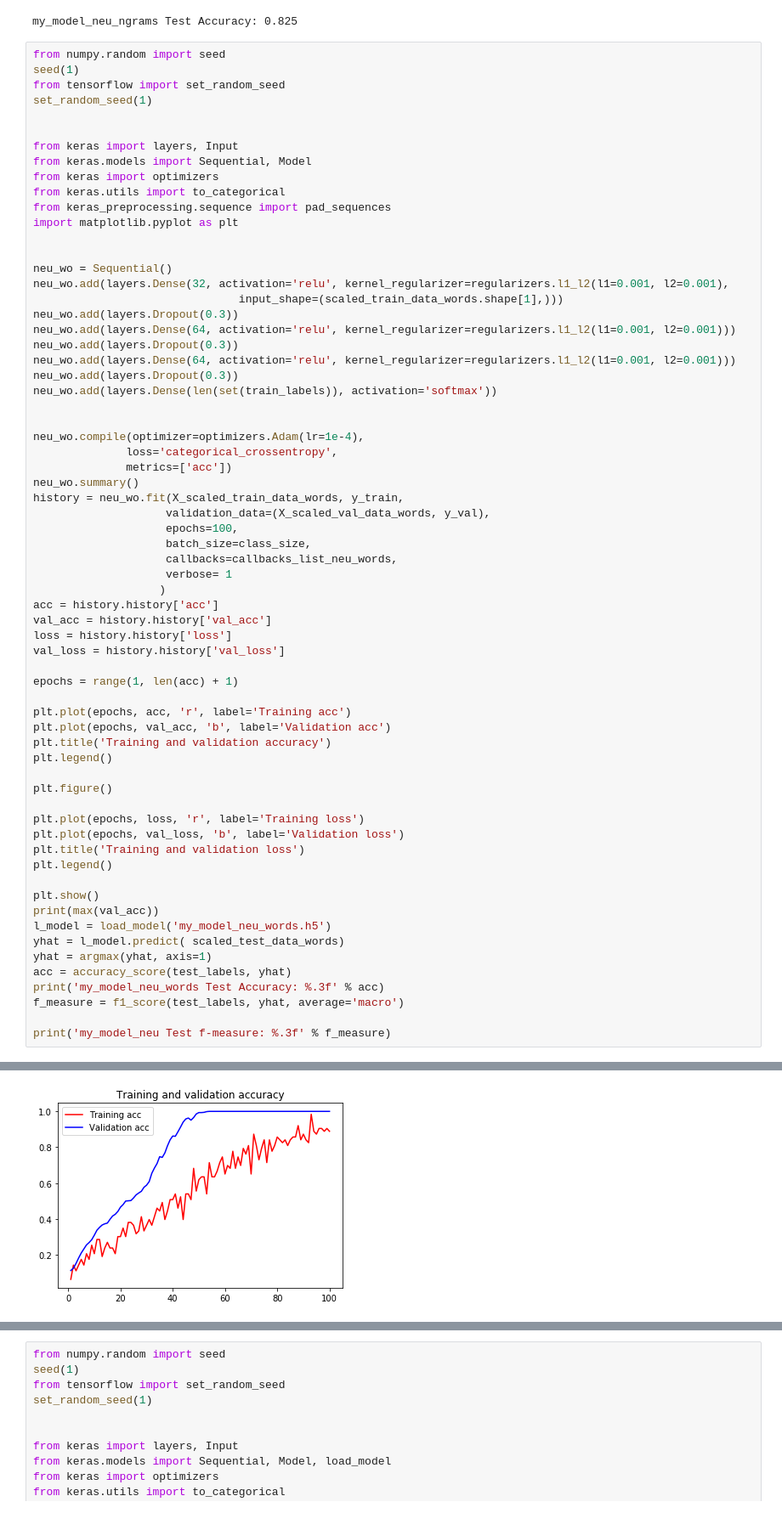
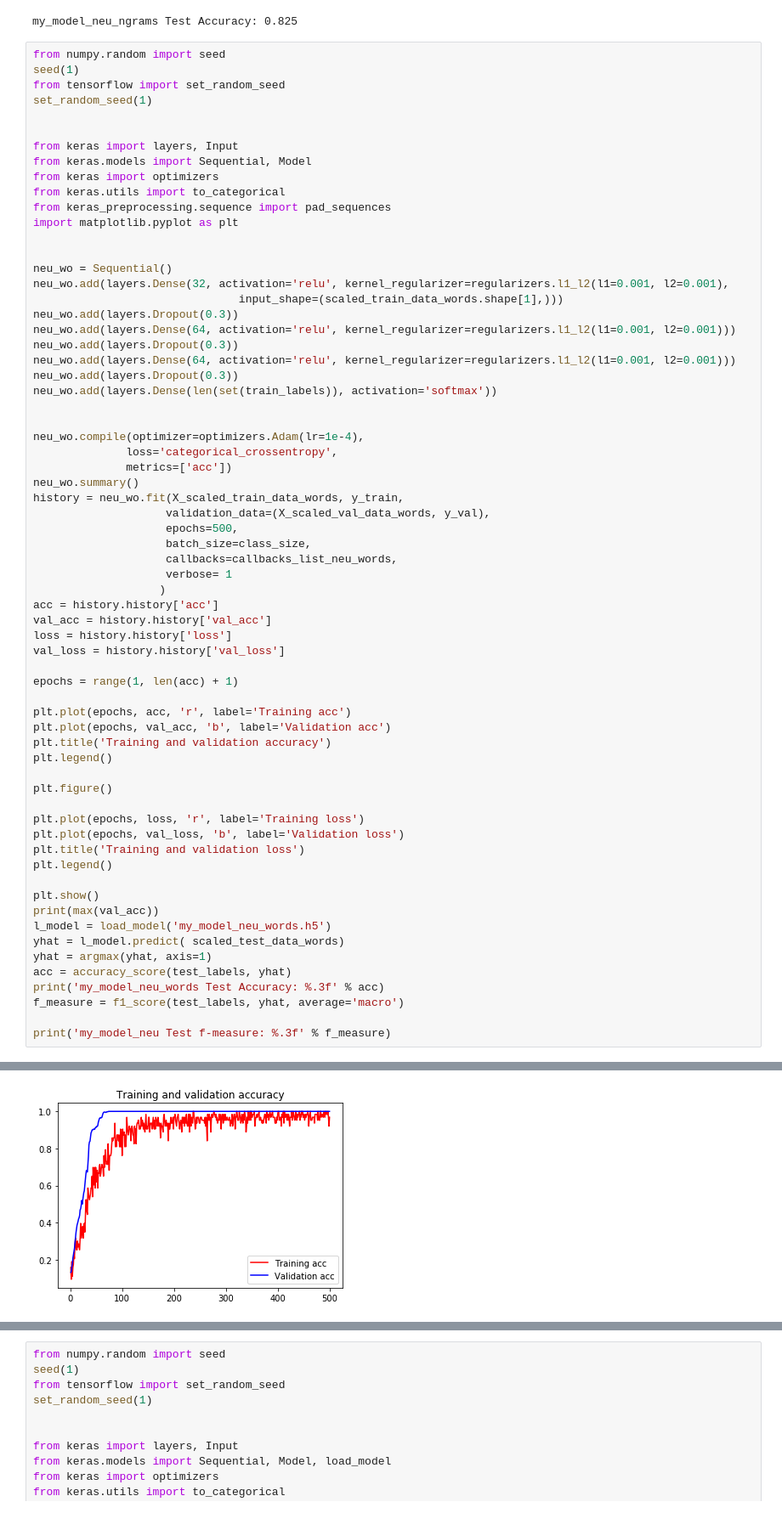
Before and after one commit to ErfanThinker/PAN19, a Jupyter notebook: my_solution.ipynb, the cells around one changed output, grey strips where cells are left out. Shown at 85% size. Drawn from its saved outputs; the diff is of its cells as text.

```diff
--- a/my_solution.ipynb
+++ b/my_solution.ipynb
@@ -400,7 +400,7 @@ neu_wo.compile(optimizer=optimizers.Adam(lr=1e-4),
 neu_wo.summary()
 history = neu_wo.fit(X_scaled_train_data_words, y_train,
                     validation_data=(X_scaled_val_data_words, y_val),
-                    epochs=100,
+                    epochs=500,
                     batch_size=class_size,
                     callbacks=callbacks_list_neu_words,
                     verbose= 1
@@ -455 +455 @@ Epoch 100/100
-[figure, old version]
+[figure, new version]
```
Also changed, not shown: parts of 8 cells of this notebook.
